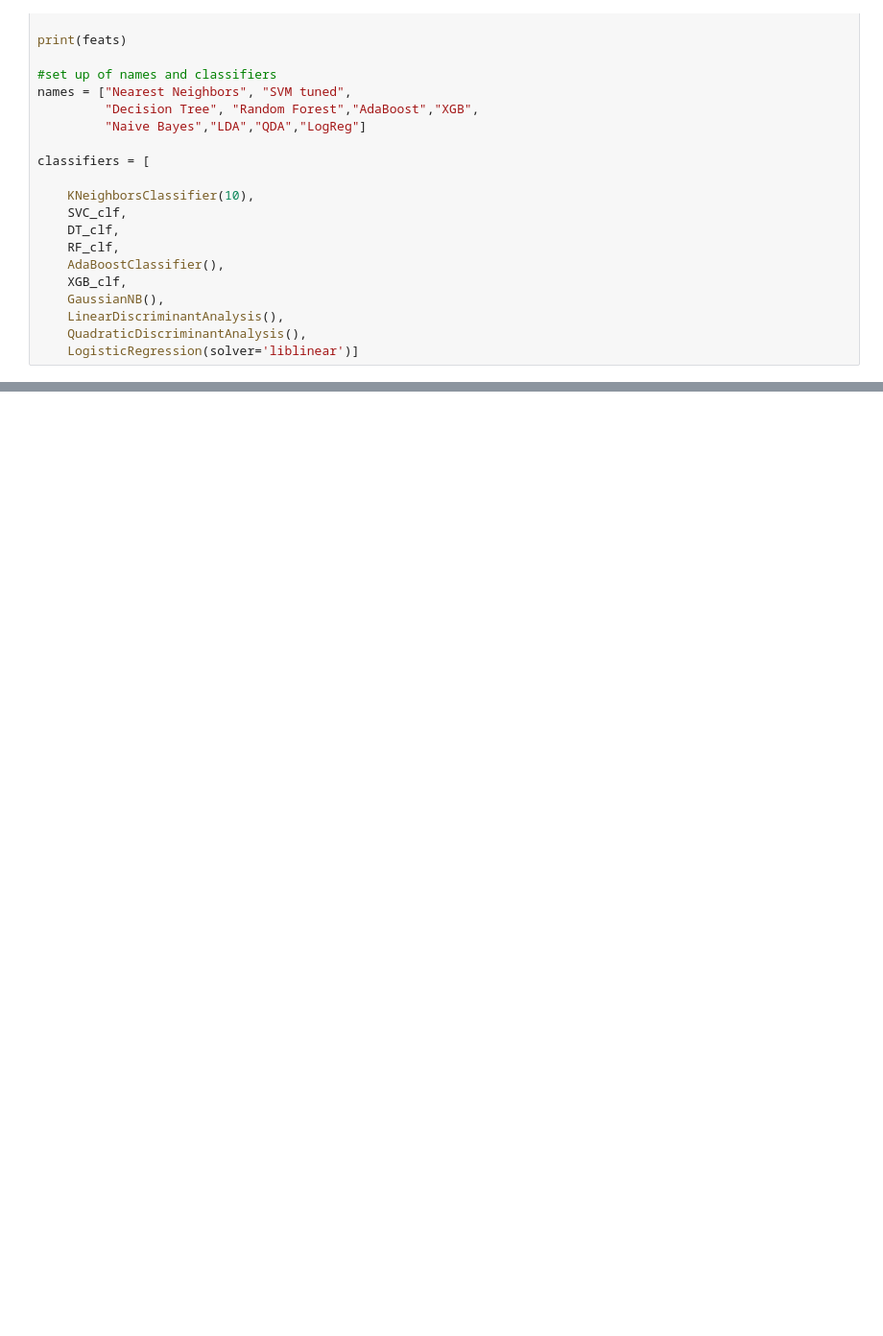
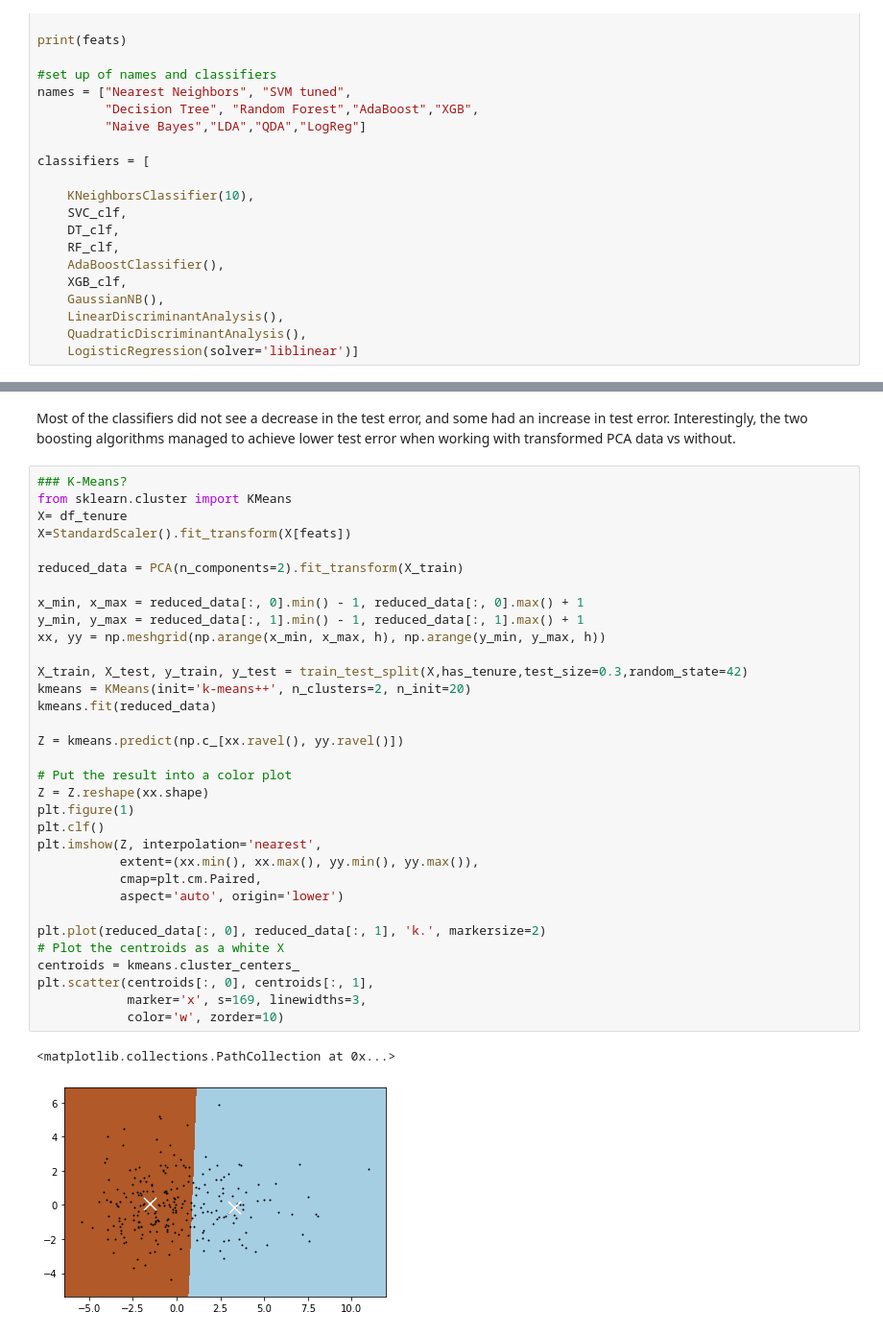
Before and after one commit to Akababa/course_eval, a Jupyter notebook: classifier_comparisons.ipynb, the cells around one changed output, grey strips where cells are left out. Shown: that part at 96% size. Cells and saved outputs as stored; diff of their text form; blank space fills up the shorter version.

```diff
--- a/classifier_comparisons.ipynb
+++ b/classifier_comparisons.ipynb
@@ -237,0 +302,38 @@ plt.legend((p1[0], p2[0],l1[0],l2[0]), ('Train', 'Test','Train Baseline','Test B
+# %% [markdown]
+Most of the classifiers did not see a decrease in the test error, and some had an increase in test error. Interestingly, the two boosting algorithms managed to achieve lower test error when working with transformed PCA data vs without.
+# %%
+### K-Means?
+from sklearn.cluster import KMeans
+X= df_tenure
+X=StandardScaler().fit_transform(X[feats])
+
+reduced_data = PCA(n_components=2).fit_transform(X_train)
+
+x_min, x_max = reduced_data[:, 0].min() - 1, reduced_data[:, 0].max() + 1
+y_min, y_max = reduced_data[:, 1].min() - 1, reduced_data[:, 1].max() + 1
+xx, yy = np.meshgrid(np.arange(x_min, x_max, h), np.arange(y_min, y_max, h))
+
+X_train, X_test, y_train, y_test = train_test_split(X,has_tenure,test_size=0.3,random_state=42)
+kmeans = KMeans(init='k-means++', n_clusters=2, n_init=20)
+kmeans.fit(reduced_data)
+
+Z = kmeans.predict(np.c_[xx.ravel(), yy.ravel()])
+
+# Put the result into a color plot
+Z = Z.reshape(xx.shape)
+plt.figure(1)
+plt.clf()
+plt.imshow(Z, interpolation='nearest',
+           extent=(xx.min(), xx.max(), yy.min(), yy.max()),
+           cmap=plt.cm.Paired,
+           aspect='auto', origin='lower')
+
+plt.plot(reduced_data[:, 0], reduced_data[:, 1], 'k.', markersize=2)
+# Plot the centroids as a white X
+centroids = kmeans.cluster_centers_
+plt.scatter(centroids[:, 0], centroids[:, 1],
+            marker='x', s=169, linewidths=3,
+            color='w', zorder=10)
+# %% [output]
+<matplotlib.collections.PathCollection at 0x...>
+[figure, added]
```
Also changed, not shown: parts of 10 cells of this notebook.
